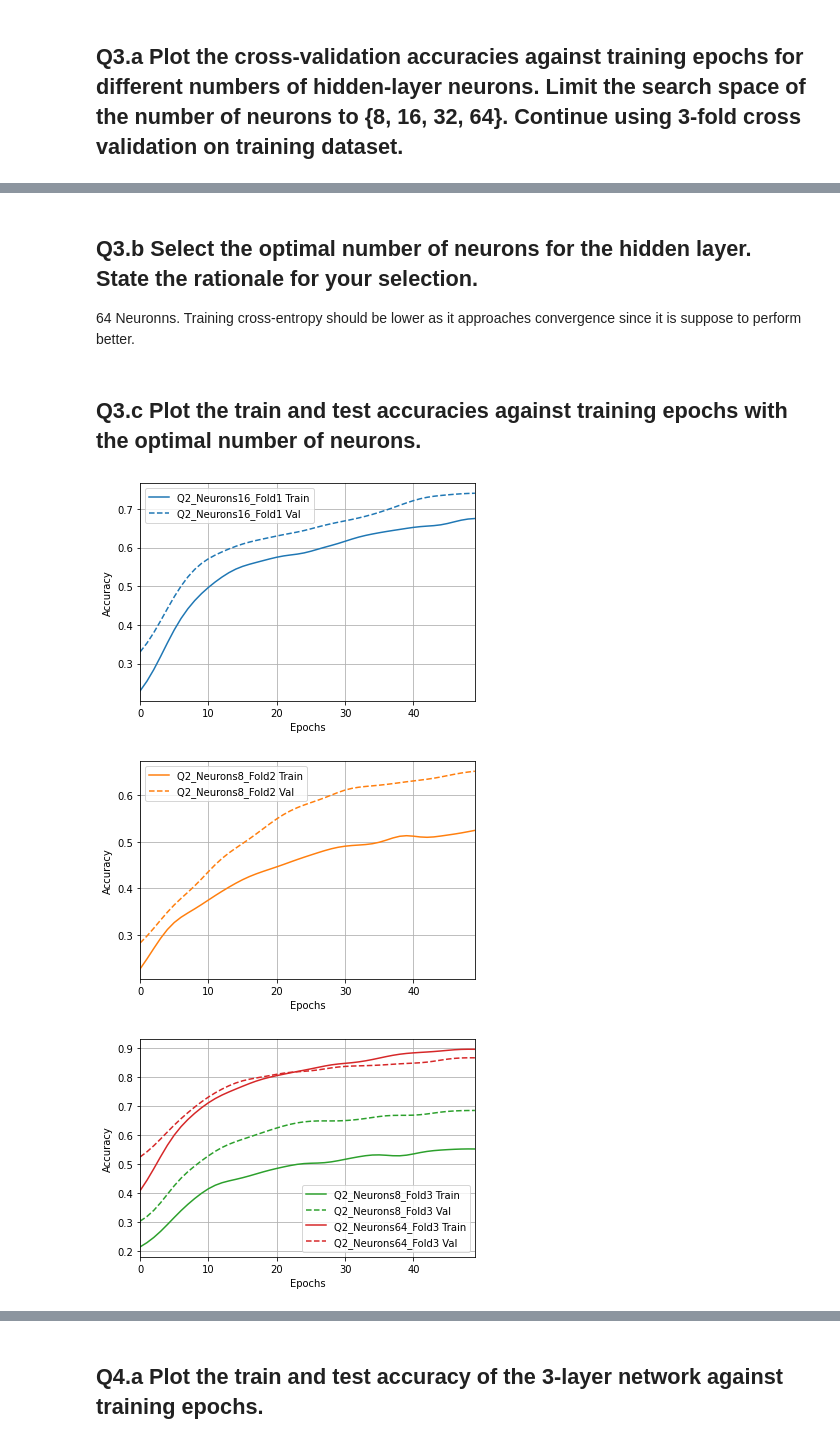
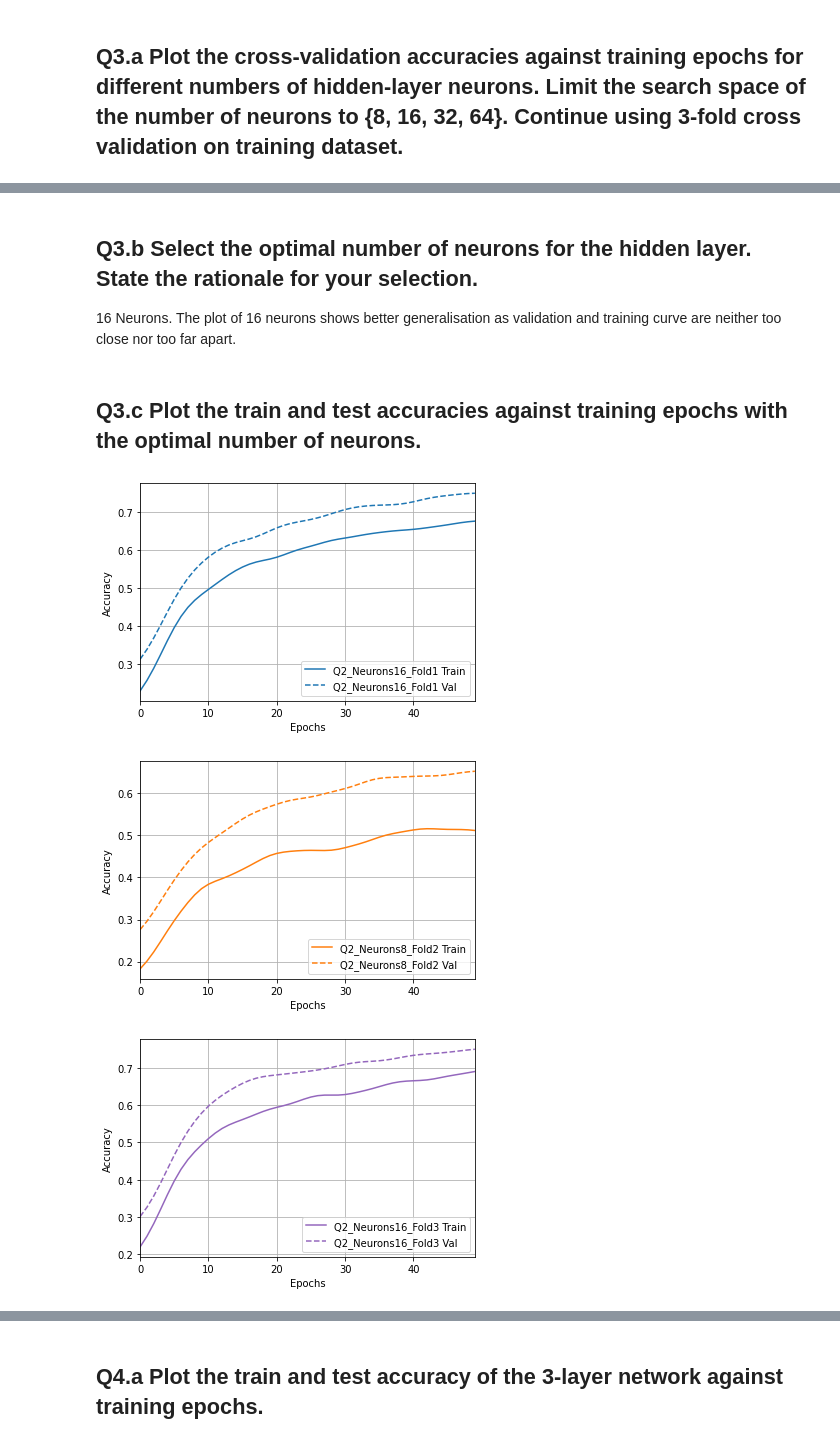
Before and after one commit to KohTongLiang/CZ4042-Assignment-1, a Jupyter notebook: PartAInferernce.ipynb, the cells around one changed output, grey strips where cells are left out. Drawn from its saved outputs; the diff is of its cells as text; code cells hidden in the pictures.

```diff
--- a/PartAInferernce.ipynb
+++ b/PartAInferernce.ipynb
@@ -34,7 +40,7 @@ Mounted at /content/drive
 # %% [markdown]
 # Read Data
 # %%
-df = pd.read_csv('/content/drive/MyDrive/NTU/CZ4042-Assignment-1/dataset/features_30_sec.csv')
+df = pd.read_csv('./dataset/features_30_sec.csv')
 df.head()
 # %% [output]
 |  | filename | length | chroma_stft_mean | chroma_stft_var | rms_mean | rms_var | spectral_centroid_mean | ... |
@@ -117,8 +122,9 @@ def train_model(model, lr = 0.001, batch_size = 1, epochs = 50, verbose = 2, x_t
                         epochs = 50,
                         verbose = 2,
                         callbacks=[
-                                  #  tf.keras.callbacks.EarlyStopping(monitor='val_ce', patience=20),
-                                    tfdocs.modeling.EpochDots(), time_callback],
+                            tfdocs.modeling.EpochDots(),
+                            time_callback
+                        ],
                         validation_data=(x_test, y_test)
                         )
 
@@ -454,23 +455,22 @@ plotter.plot(history_list[11])
 # %% [markdown]
 ## Q3.b Select the optimal number of neurons for the hidden layer. State the rationale for your selection.
 
-64 Neuronns. Training cross-entropy should be lower as it approaches convergence since it is suppose to perform better.
+16 Neurons. The plot of 16 neurons shows better generalisation as validation and training curve are neither too close nor too far apart.
 # %% [markdown]
 ## Q3.c Plot the train and test accuracies against training epochs with the optimal number of neurons.
 # %%
 plotter = tfdocs.plots.HistoryPlotter(metric = 'accuracy', smoothing_std=10)
 plotter.plot(history_list[1])
 # %% [output]
-[figure, old version]
+[figure, new version]
 # %%
-plotter.plot(history_list[4])
+plotter.plot(history_list[5])
 # %% [output]
-[figure, old version]
+[figure, new version]
 # %%
-plotter.plot(history_list[8])
-plotter.plot(history_list[11])
+plotter.plot(history_list[9])
 # %% [output]
-[figure, old version]
+[figure, new version]
 # %% [markdown]
 ## Q3.d What other parameters could possibly be tuned?
 
```
Also changed, not shown: parts of 74 cells of this notebook, 5 other files.
